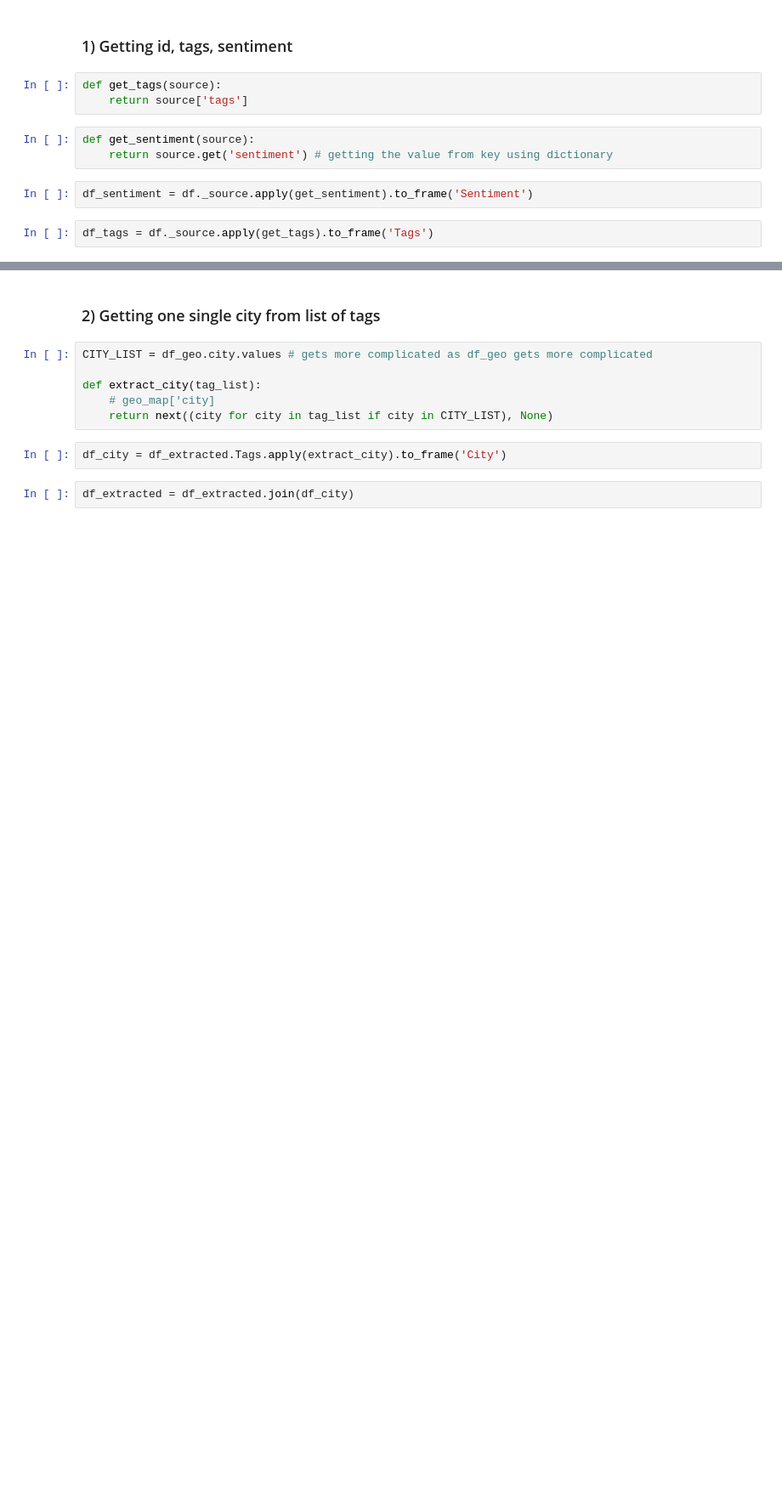
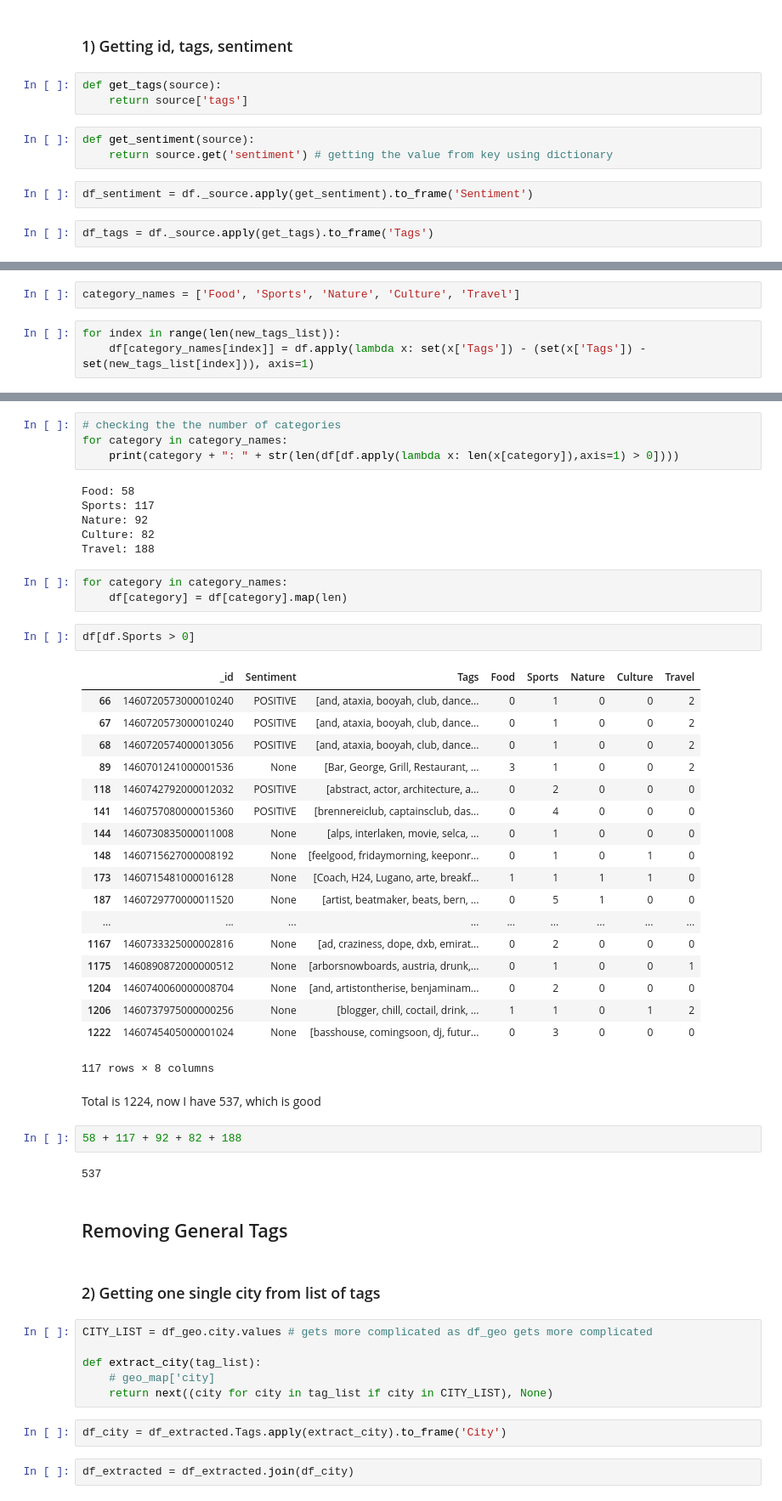
Before and after one commit to tbfang/swiss-happy-maps, a Jupyter notebook: instagram_cantons.ipynb, the cells around one changed output, grey strips where cells are left out. Shown at 85% size. Cells and saved outputs as stored; diff of their text form; blank space fills up the shorter version.

Commit message:
added categories for instagram pictures

```diff
--- a/instagram_cantons.ipynb
+++ b/instagram_cantons.ipynb
@@ -209,0 +265,5 @@ df_extracted['Tags'][0]
+# %%
+category_names = ['Food', 'Sports', 'Nature', 'Culture', 'Travel']
+# %%
+for index in range(len(new_tags_list)):
+    df[category_names[index]] = df.apply(lambda x: set(x['Tags']) - (set(x['Tags']) - set(new_tags_list[index])), axis=1)
@@ -210,3 +279,45 @@ df_extracted['Tags'][0]
+# %%
+# checking the the number of categories
+for category in category_names:
+    print(category + ": " + str(len(df[df.apply(lambda x: len(x[category]),axis=1) > 0])))
+# %% [output]
+Food: 58
+Sports: 117
+Nature: 92
+Culture: 82
+Travel: 188
+# %%
+for category in category_names:
+    df[category] = df[category].map(len)
+# %%
+df[df.Sports > 0]
+# %% [output]
+|  | _id | Sentiment | Tags | Food | Sports | Nature | Culture | Travel |
+| 66 | 1460720573000010240 | POSITIVE | [and, ataxia, booyah, club, dance... | 0 | 1 | 0 | 0 | 2 |
+| 67 | 1460720573000010240 | POSITIVE | [and, ataxia, booyah, club, dance... | 0 | 1 | 0 | 0 | 2 |
+| 68 | 1460720574000013056 | POSITIVE | [and, ataxia, booyah, club, dance... | 0 | 1 | 0 | 0 | 2 |
+| 89 | 1460701241000001536 | None | [Bar, George, Grill, Restaurant, ... | 3 | 1 | 0 | 0 | 2 |
+| 118 | 1460742792000012032 | POSITIVE | [abstract, actor, architecture, a... | 0 | 2 | 0 | 0 | 0 |
+| 141 | 1460757080000015360 | POSITIVE | [brennereiclub, captainsclub, das... | 0 | 4 | 0 | 0 | 0 |
+| 144 | 1460730835000011008 | None | [alps, interlaken, movie, selca, ... | 0 | 1 | 0 | 0 | 0 |
+| 148 | 1460715627000008192 | None | [feelgood, fridaymorning, keeponr... | 0 | 1 | 0 | 1 | 0 |
+| 173 | 1460715481000016128 | None | [Coach, H24, Lugano, arte, breakf... | 1 | 1 | 1 | 1 | 0 |
+| 187 | 1460729770000011520 | None | [artist, beatmaker, beats, bern, ... | 0 | 5 | 1 | 0 | 0 |
+| ... | ... | ... | ... | ... | ... | ... | ... | ... |
+| 1167 | 1460733325000002816 | None | [ad, craziness, dope, dxb, emirat... | 0 | 2 | 0 | 0 | 0 |
+| 1175 | 1460890872000000512 | None | [arborsnowboards, austria, drunk,... | 0 | 1 | 0 | 0 | 1 |
+| 1204 | 1460740060000008704 | None | [and, artistontherise, benjaminam... | 0 | 2 | 0 | 0 | 0 |
+| 1206 | 1460737975000000256 | None | [blogger, chill, coctail, drink, ... | 1 | 1 | 0 | 1 | 2 |
+| 1222 | 1460745405000001024 | None | [basshouse, comingsoon, dj, futur... | 0 | 3 | 0 | 0 | 0 |
+117 rows × 8 columns
+# %% [markdown]
+Total is 1224, now I have 537, which is good
+# %%
+58 + 117 + 92 + 82 + 188
+# %% [output]
+537
+# %% [markdown]
+## Removing General Tags
 # %% [markdown]
 ### 2) Getting one single city from list of tags
 # %%
```
Also changed, not shown: parts of 23 cells of this notebook.
